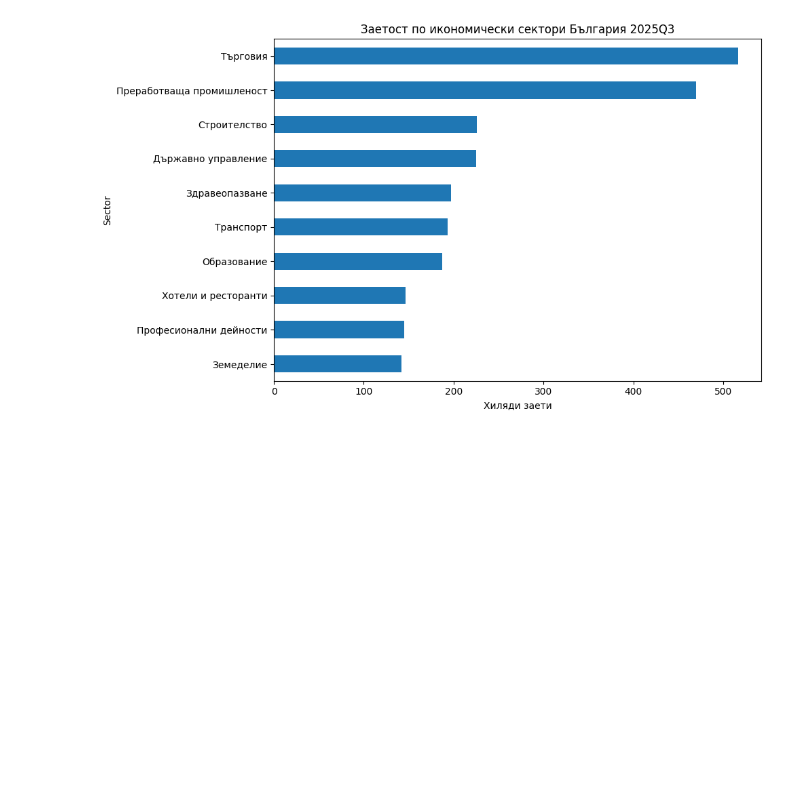
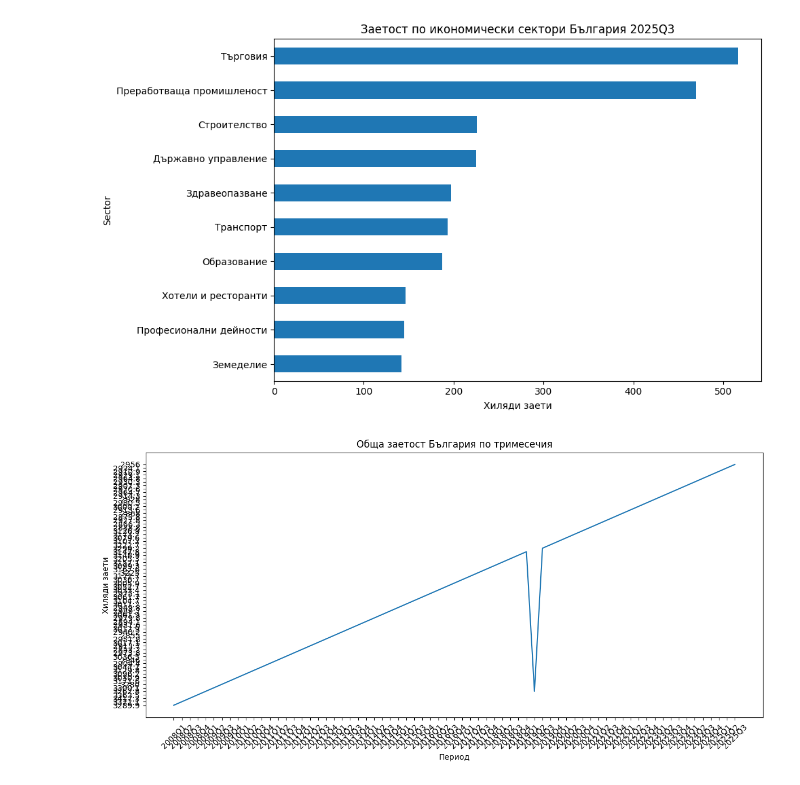
Before and after one commit to vegaFlex/bg-job-market-bulgaria, a Jupyter notebook: notebooks/analysis_nsi.ipynb, the cells around one changed output. Cells and saved outputs as stored; diff of their text form; code cells hidden in the pictures; blank space fills up the shorter version.

```diff
--- a/notebooks/analysis_nsi.ipynb
+++ b/notebooks/analysis_nsi.ipynb
@@ -556,3 +556,25 @@ plt.savefig("../reports/figures/nsi_top_sectors_named.png")
 plt.show()
 # %% [output]
 [figure]
+# %%
+import pandas as pd
+import matplotlib.pyplot as plt
+
+sector = pd.read_csv("../data/raw/nsi_employment_by_sector.csv")
+
+total = (
+sector.query("NACE2008A21 == '0' and GenderID == 0")
+.sort_values("periods")
+)
+
+plt.figure(figsize=(12,6))
+plt.plot(total["periods"], total["ValueColumn"])
+plt.title("Обща заетост България по тримесечия")
+plt.xlabel("Период")
+plt.ylabel("Хиляди заети")
+plt.xticks(rotation=45)
+plt.tight_layout()
+plt.savefig("../reports/figures/nsi_total_employment_trend.png")
+plt.show()
+# %% [output]
+[figure, added]
```
Also changed, not shown: parts of 1 cell of this notebook, 5 other files.
